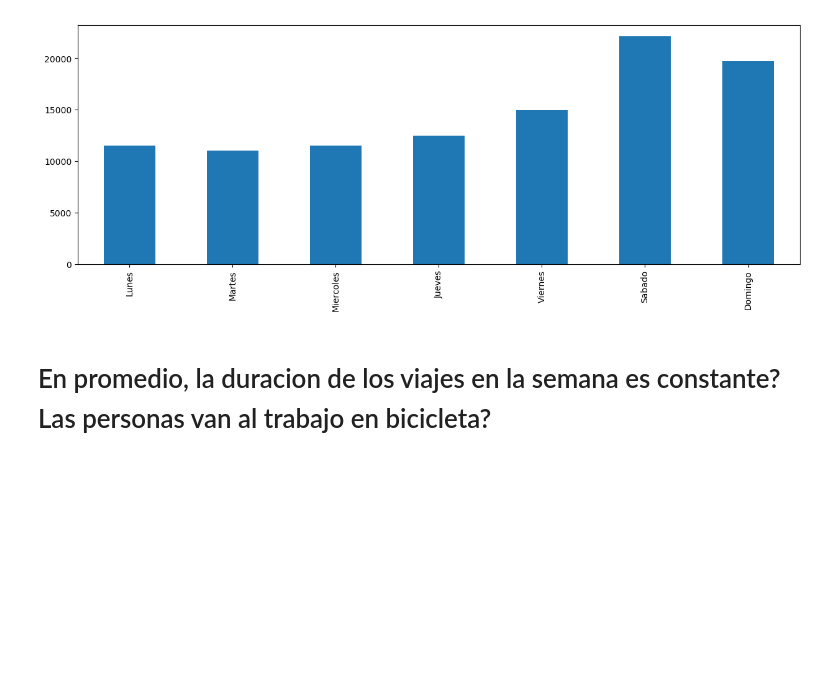
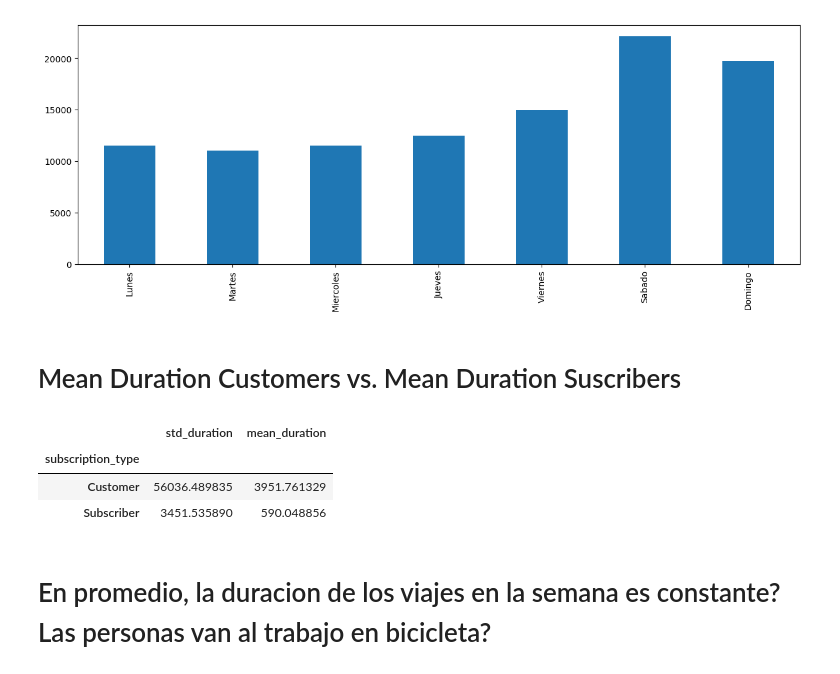
Before and after one commit to Azowyl/TP-Datos, a Jupyter notebook: TP.ipynb, the cells around one changed output. Drawn from its saved outputs; the diff is of its cells as text; code cells hidden in the pictures; blank space fills up the shorter version.

```diff
--- a/TP.ipynb
+++ b/TP.ipynb
@@ -28,5 +34,6 @@ def shape_and_null_values(file):
 # %%
-trips = pd.read_csv('trip.csv')
+trips = pd.read_csv('trip.csv',sep=',', parse_dates=['start_date','end_date'],
+                     infer_datetime_format=True,low_memory=False)
 shape_and_null_values(trips)
 # %% [output]
 str(file) shape: (669959, 11)
@@ -230,6 +236,18 @@ customers_trips_by_day.plot('bar')
 # %% [output]
 <matplotlib.axes._subplots.AxesSubplot at 0x...>
 [figure]
+# %% [markdown]
+# Mean Duration Customers vs. Mean Duration Suscribers
+# %%
+duration_trip_by_subscription['mean_duration'] = pd.DataFrame(trips.groupby(['subscription_type'])['duration'].mean())
+duration_trip_by_subscription['std_duration'] = pd.DataFrame(trips.groupby(['subscription_type'])['duration'].std())
+
+duration_trip_by_subscription
+# %% [output]
+|  | std_duration | mean_duration |
+| subscription_type |  |  |
+| Customer | 56036.489835 | 3951.761329 |
+| Subscriber | 3451.535890 | 590.048856 |
 # %% [markdown]
 # En promedio, la duracion de los viajes en la semana es constante? Las personas van al trabajo en bicicleta?
 # %%
```
Also changed, not shown: parts of 2 cells of this notebook, 2 other files.
